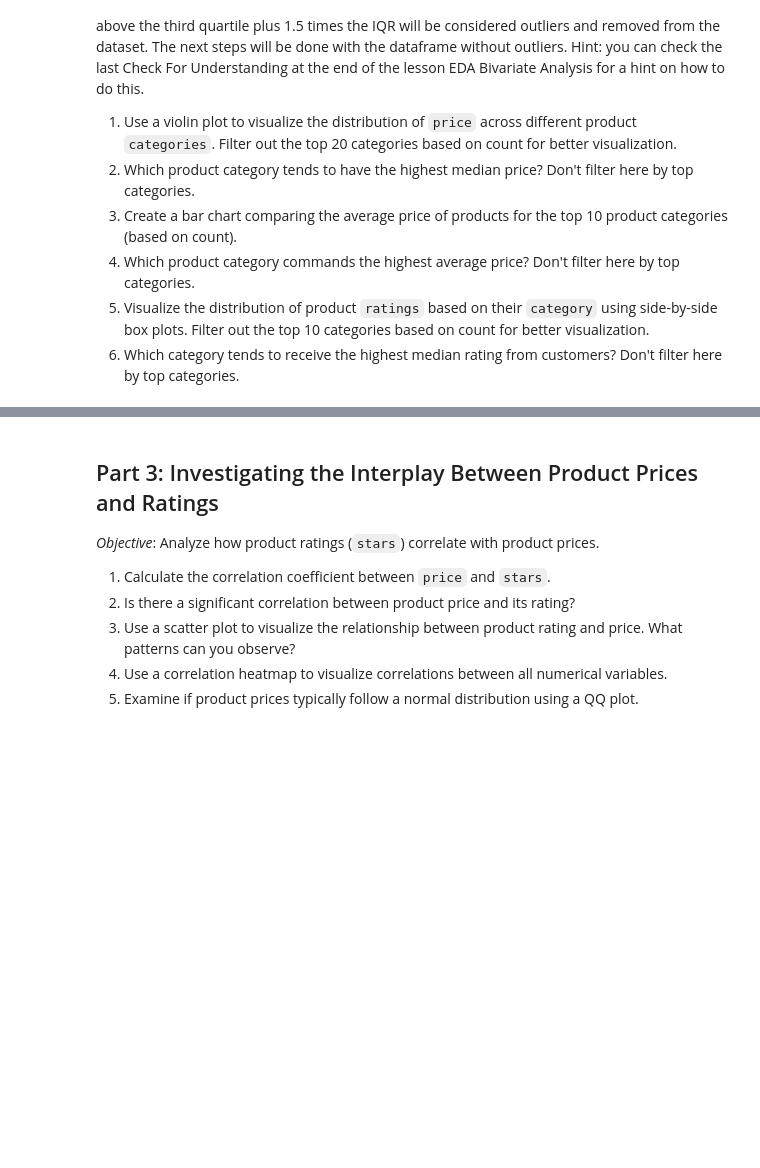
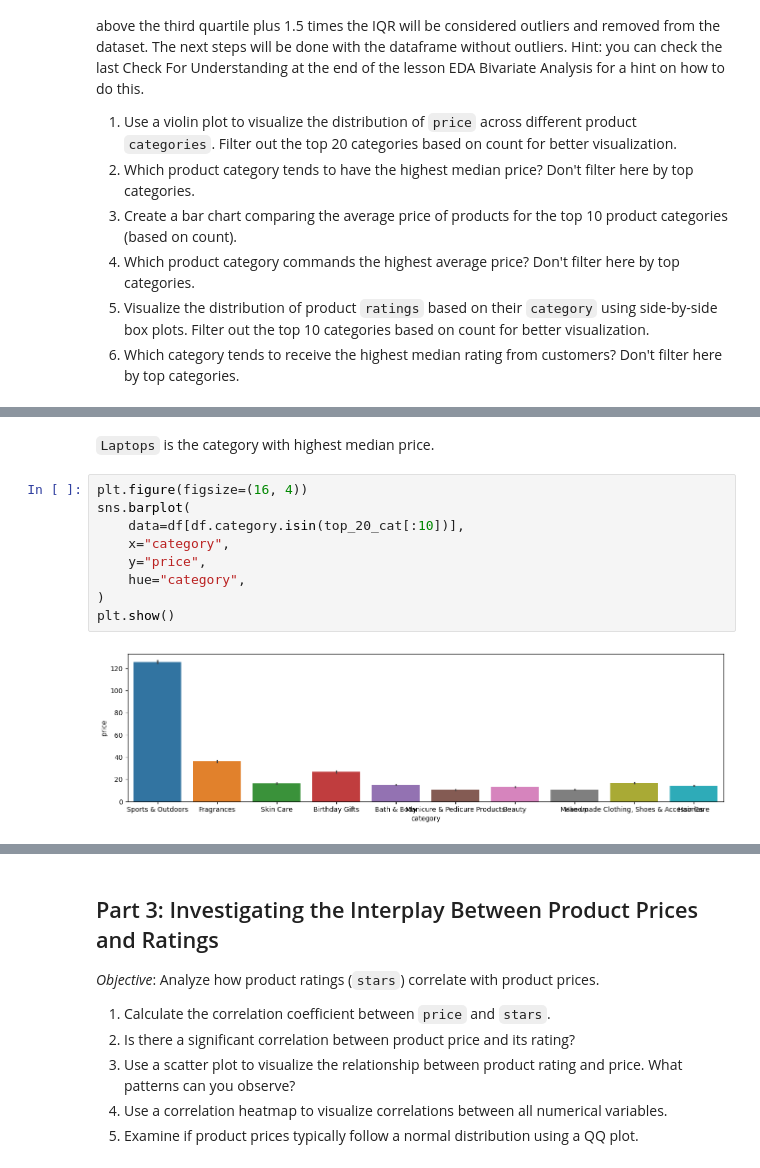
Before and after one commit to richim96/ironhack-eda-bivariate-analysis, a Jupyter notebook: lab_eda_bivariate.ipynb, the cells around one changed output, grey strips where cells are left out. Cells and saved outputs as stored; diff of their text form; blank space fills up the shorter version.

````diff
--- a/lab_eda_bivariate.ipynb
+++ b/lab_eda_bivariate.ipynb
@@ -93,0 +252,13 @@ Hint: you can check the last Check For Understanding at the end of the lesson ED
+# %% [markdown]
+```Laptops``` is the category with highest median price.
+# %%
+plt.figure(figsize=(16, 4))
+sns.barplot(
+    data=df[df.category.isin(top_20_cat[:10])],
+    x="category",
+    y="price",
+    hue="category",
+)
+plt.show()
+# %% [output]
+[figure, added]
````
Also changed, not shown: parts of 34 cells of this notebook, 1 other file.
